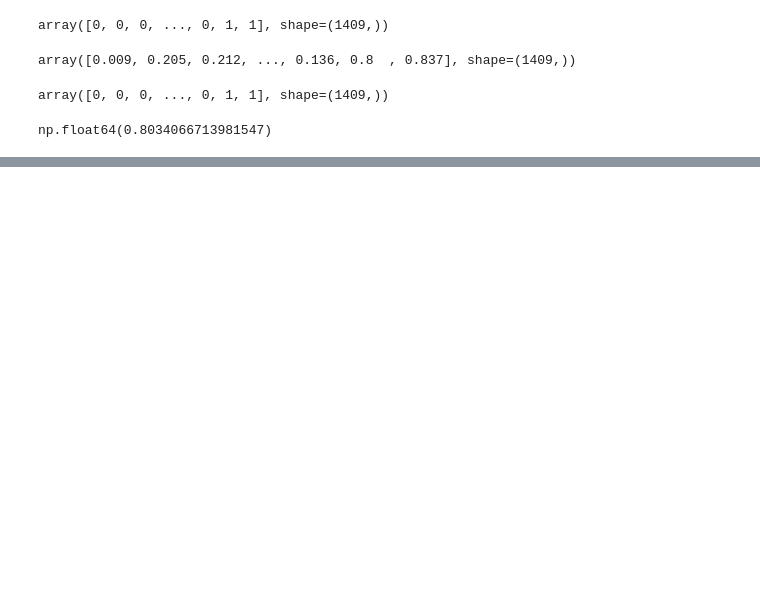
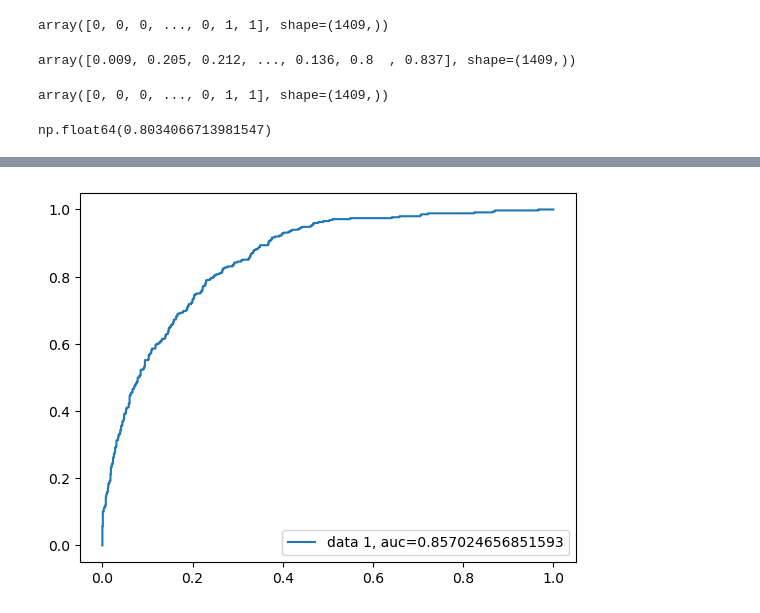
Before and after one commit to FerFilho23/Machine-Learning, a Jupyter notebook: datatalks/module-3/churn-prediction.ipynb, the cells around one changed output, grey strips where cells are left out. Cells and saved outputs as stored; diff of their text form; code cells hidden in the pictures; blank space fills up the shorter version.

```diff
--- a/datatalks/module-3/churn-prediction.ipynb
+++ b/datatalks/module-3/churn-prediction.ipynb
@@ -627,0 +672,4 @@ np.float64(0.8034066713981547)
+# %%
+dv = DictVectorizer(sparse=False)
+X_fulltrain = dv.fit_transform(full_train_dicts)
+X_fulltrain
@@ -627,0 +760,9 @@ np.float64(0.8034066713981547)
+# %%
+y_pred_proba = model.predict_proba(X_test)[::,1]
+fpr, tpr, _ = roc_curve(y_test,  y_pred_proba)
+auc = roc_auc_score(y_test, y_pred_proba)
+plt.plot(fpr,tpr,label="data 1, auc="+str(auc))
+plt.legend(loc=4)
+plt.show()
+# %% [output]
+[figure, added]
```
Also changed, not shown: parts of 16 cells of this notebook.
